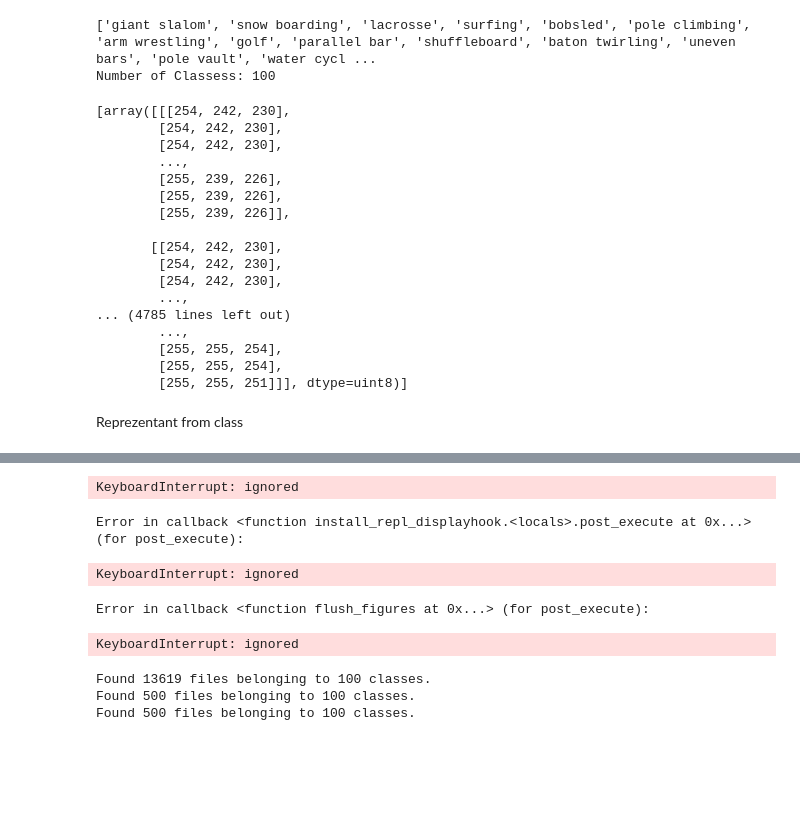
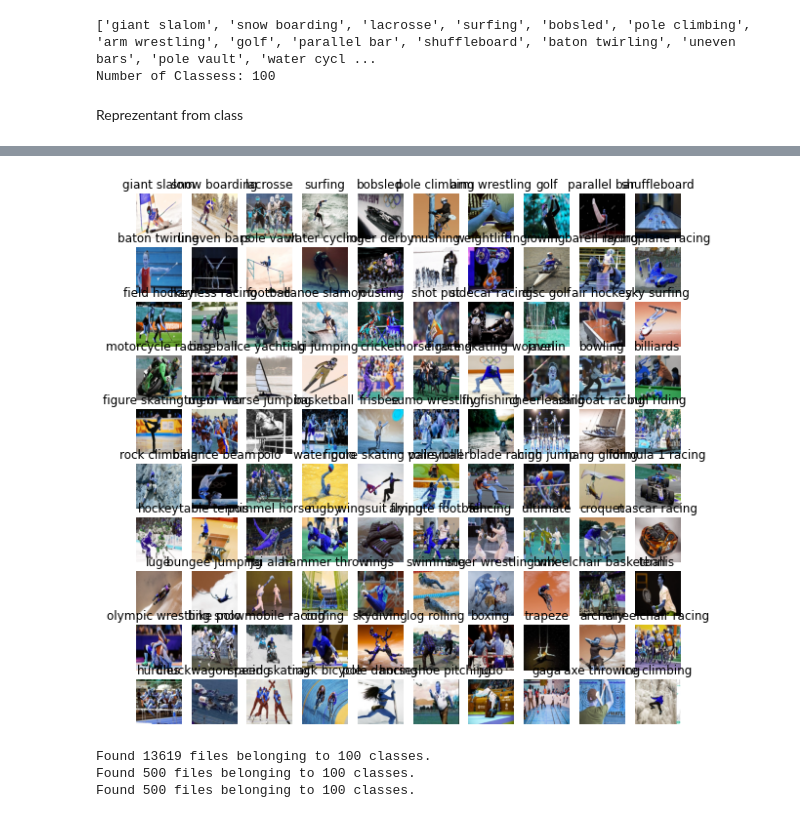
Before and after one commit to michalcik10/SUNS_zadanie1_Steamhry, a Jupyter notebook: zad3.ipynb, the cells around one changed output, grey strips where cells are left out. Drawn from its saved outputs; the diff is of its cells as text; code cells hidden in the pictures; blank space fills up the shorter version.

```diff
--- a/zad3.ipynb
+++ b/zad3.ipynb
@@ -54,31 +54,12 @@ for direct in class_names:
     im = cv2.imread(test_data_dir + '/' + direct + '/' + os.listdir(test_data_dir + '/' + direct)[0])
     imag.append(im)
     #cv2_imshow(im)
-print(imag)
-# %% [output]
-[array([[[254, 242, 230],
-        [254, 242, 230],
-        [254, 242, 230],
-        ...,
-        [255, 239, 226],
-        [255, 239, 226],
-        [255, 239, 226]],
-
-       [[254, 242, 230],
-        [254, 242, 230],
-        [254, 242, 230],
-        ...,
-... (4785 lines left out)
-        ...,
-        [255, 255, 254],
-        [255, 255, 254],
-        [255, 255, 251]]], dtype=uint8)]
 # %% [markdown]
 Reprezentant from class
 # %%
 import matplotlib.pyplot as plt
 
-plt.figure(figsize=(10, 10))
+plt.figure(figsize=(20, 20))
 for images in imag:
   for i in range(100):
     ax = plt.subplot(10, 10, i + 1)
@@ -90,8 +70,4 @@ Adding an axes using the same arguments as a previous axes currently reuses the
-KeyboardInterrupt: ignored
-Error in callback <function install_repl_displayhook.<locals>.post_execute at 0x...> (for post_execute):
-KeyboardInterrupt: ignored
-Error in callback <function flush_figures at 0x...> (for post_execute):
-KeyboardInterrupt: ignored
+[figure, added]
 # %%
 train_dataset = tf.keras.utils.image_dataset_from_directory(
   train_data_dir,
```
Also changed, not shown: parts of 14 cells of this notebook.
